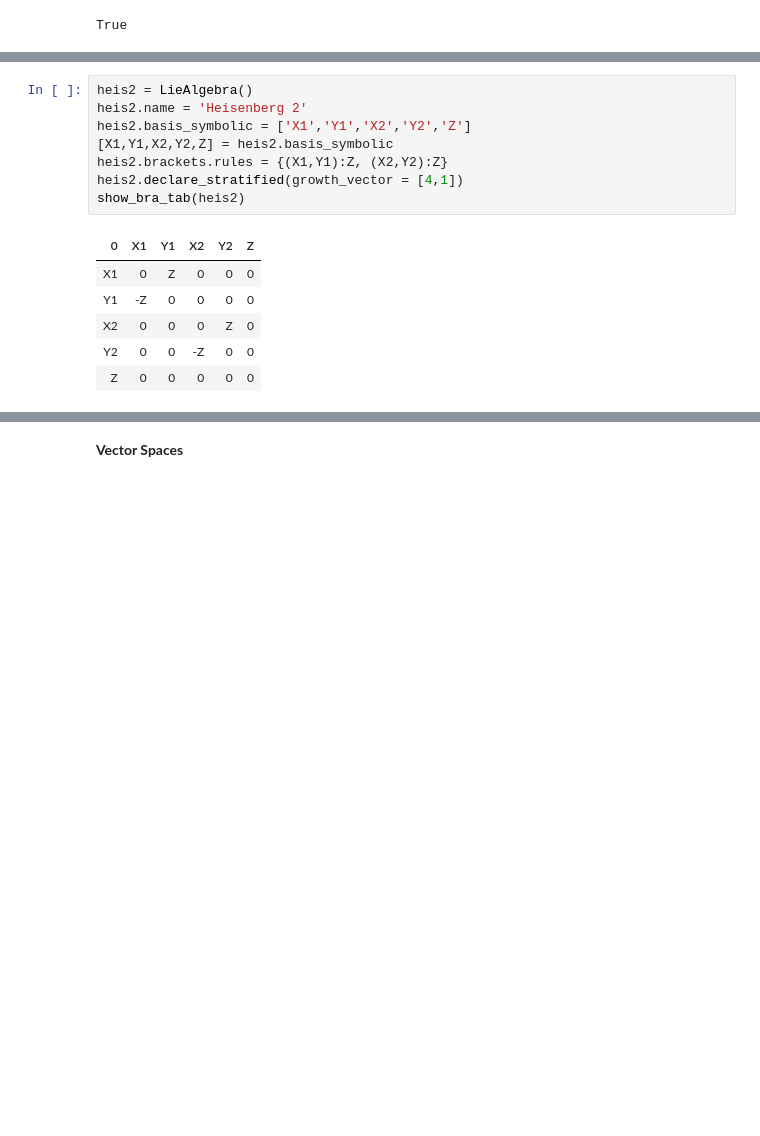
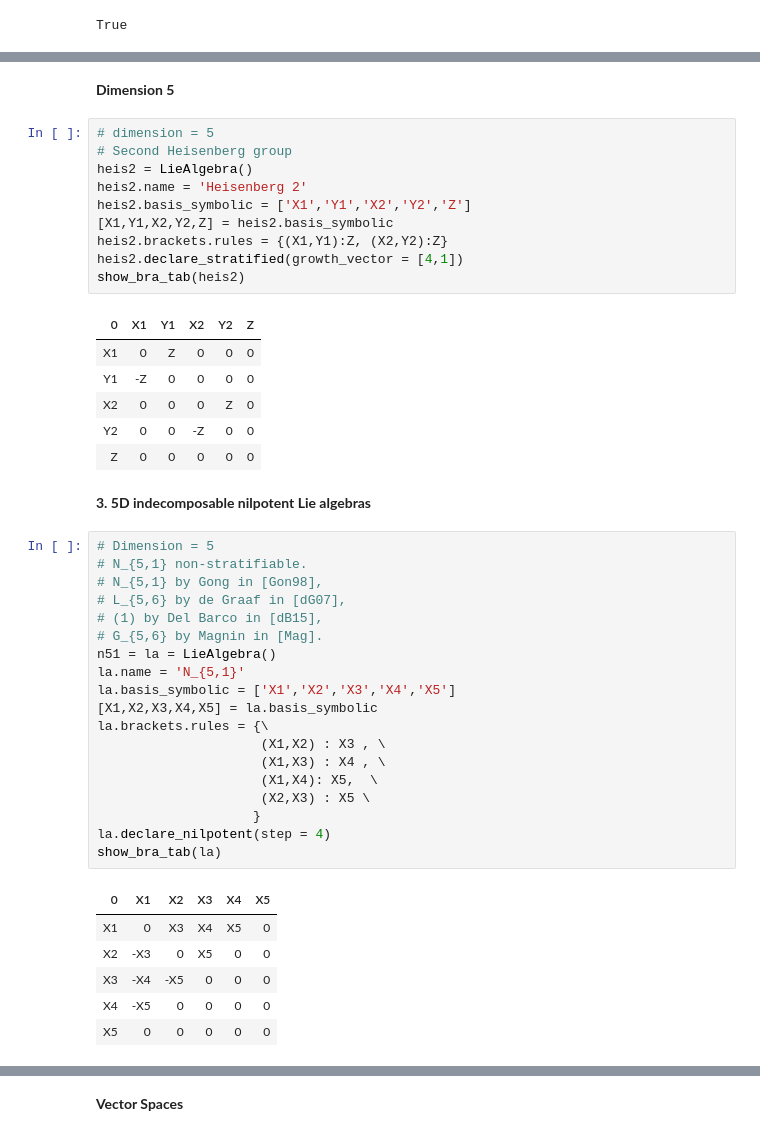
Before and after one commit to Seba272/LieAlgebras, a Jupyter notebook: Examples of Lie algebras.ipynb, the cells around one changed output, grey strips where cells are left out. Cells and saved outputs as stored; diff of their text form; blank space fills up the shorter version.

```diff
--- a/Examples of Lie algebras.ipynb
+++ b/Examples of Lie algebras.ipynb
@@ -155,7 +163,11 @@ show_bra_tab(engel)
 | Y | -Z | 0 | 0 | 0 |
 | Z | -T | 0 | 0 | 0 |
 | T | 0 | 0 | 0 | 0 |
+# %% [markdown]
+**Dimension 5**
 # %%
+# dimension = 5
+# Second Heisenberg group
 heis2 = LieAlgebra()
 heis2.name = 'Heisenberg 2'
 heis2.basis_symbolic = ['X1','Y1','X2','Y2','Z']
@@ -170,3 +182,31 @@ show_bra_tab(heis2)
 | X2 | 0 | 0 | 0 | Z | 0 |
 | Y2 | 0 | 0 | -Z | 0 | 0 |
 | Z | 0 | 0 | 0 | 0 | 0 |
+# %% [markdown]
+**3. 5D indecomposable nilpotent Lie algebras**
+# %%
+# Dimension = 5
+# N_{5,1} non-stratifiable.
+# N_{5,1} by Gong in [Gon98],
+# L_{5,6} by de Graaf in [dG07],
+# (1) by Del Barco in [dB15],
+# G_{5,6} by Magnin in [Mag].
+n51 = la = LieAlgebra()
+la.name = 'N_{5,1}'
+la.basis_symbolic = ['X1','X2','X3','X4','X5']
+[X1,X2,X3,X4,X5] = la.basis_symbolic
+la.brackets.rules = {\
+                     (X1,X2) : X3 , \
+                     (X1,X3) : X4 , \
+                     (X1,X4): X5,  \
+                     (X2,X3) : X5 \
+                    }
+la.declare_nilpotent(step = 4)
+show_bra_tab(la)
+# %% [output]
+| 0 | X1 | X2 | X3 | X4 | X5 |
+| X1 | 0 | X3 | X4 | X5 | 0 |
+| X2 | -X3 | 0 | X5 | 0 | 0 |
+| X3 | -X4 | -X5 | 0 | 0 | 0 |
+| X4 | -X5 | 0 | 0 | 0 | 0 |
+| X5 | 0 | 0 | 0 | 0 | 0 |
```
Also changed, not shown: parts of 12 cells of this notebook.
